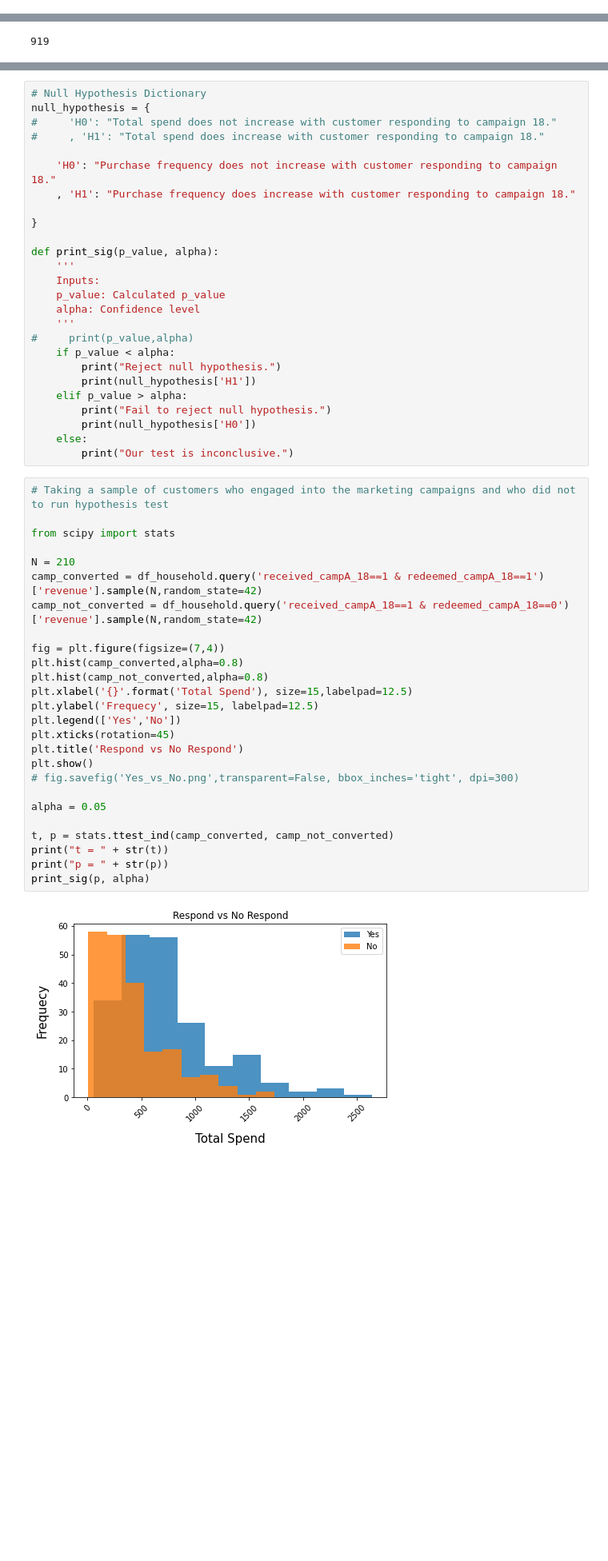
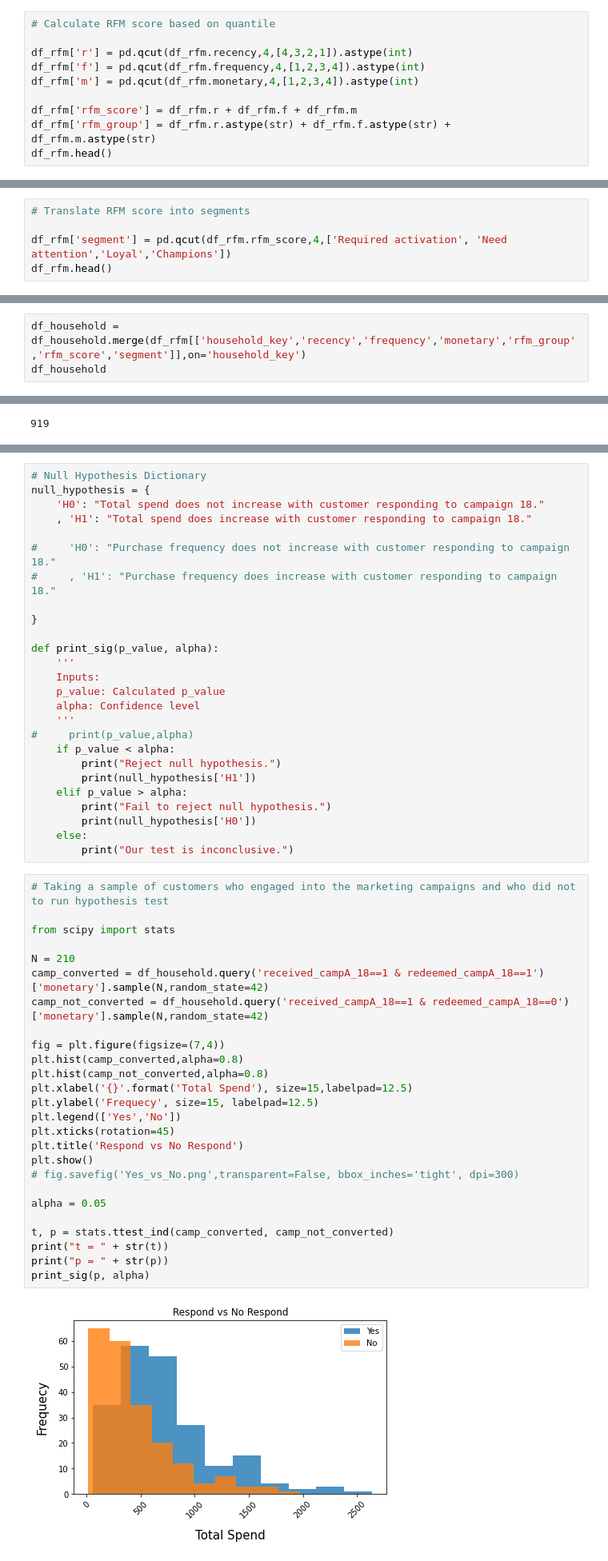
Before and after one commit to vanchautran/capstone, a Jupyter notebook: Retail_marketing_audience_Prediction/4_households_duringCamp18.ipynb, the cells around one changed output, grey strips where cells are left out. Shown at 80% size. Cells and saved outputs as stored; diff of their text form; blank space fills up the shorter version.

```diff
--- a/Retail_marketing_audience_Prediction/4_households_duringCamp18.ipynb
+++ b/Retail_marketing_audience_Prediction/4_households_duringCamp18.ipynb
@@ -242,0 +106,10 @@ df_household
+# %%
+# Calculate RFM score based on quantile
+
+df_rfm['r'] = pd.qcut(df_rfm.recency,4,[4,3,2,1]).astype(int)
+df_rfm['f'] = pd.qcut(df_rfm.frequency,4,[1,2,3,4]).astype(int)
+df_rfm['m'] = pd.qcut(df_rfm.monetary,4,[1,2,3,4]).astype(int)
+
+df_rfm['rfm_score'] = df_rfm.r + df_rfm.f + df_rfm.m
+df_rfm['rfm_group'] = df_rfm.r.astype(str) + df_rfm.f.astype(str) + df_rfm.m.astype(str)
+df_rfm.head()
@@ -242,0 +123,5 @@ df_household
+# %%
+# Translate RFM score into segments
+
+df_rfm['segment'] = pd.qcut(df_rfm.rfm_score,4,['Required activation', 'Need attention','Loyal','Champions'])
+df_rfm.head()
@@ -242,0 +153,3 @@ df_household
+# %%
+df_household = df_household.merge(df_rfm[['household_key','recency','frequency','monetary','rfm_group','rfm_score','segment']],on='household_key')
+df_household
@@ -376,11 +303,11 @@ df_household.to_csv('DATA_CLEAN/households_duringCamp18.csv',index='False')
 # %%
 # Null Hypothesis Dictionary
 null_hypothesis = {
-#     'H0': "Total spend does not increase with customer responding to campaign 18."
-#     , 'H1': "Total spend does increase with customer responding to campaign 18."
+    'H0': "Total spend does not increase with customer responding to campaign 18."
+    , 'H1': "Total spend does increase with customer responding to campaign 18."
 
-    'H0': "Purchase frequency does not increase with customer responding to campaign 18."
-    , 'H1': "Purchase frequency does increase with customer responding to campaign 18."
+#     'H0': "Purchase frequency does not increase with customer responding to campaign 18."
+#     , 'H1': "Purchase frequency does increase with customer responding to campaign 18."
 
 }
 
@@ -402,28 +329,28 @@ def print_sig(p_value, alpha):
 # %%
 # Taking a sample of customers who engaged into the marketing campaigns and who did not to run hypothesis test
 
 from scipy import stats
 
 N = 210
-camp_converted = df_household.query('received_campA_18==1 & redeemed_campA_18==1')['revenue'].sample(N,random_state=42)
-camp_not_converted = df_household.query('received_campA_18==1 & redeemed_campA_18==0')['revenue'].sample(N,random_state=42)
+camp_converted = df_household.query('received_campA_18==1 & redeemed_campA_18==1')['monetary'].sample(N,random_state=42)
+camp_not_converted = df_household.query('received_campA_18==1 & redeemed_campA_18==0')['monetary'].sample(N,random_state=42)
 
 fig = plt.figure(figsize=(7,4))
 plt.hist(camp_converted,alpha=0.8)
 plt.hist(camp_not_converted,alpha=0.8)
 plt.xlabel('{}'.format('Total Spend'), size=15,labelpad=12.5)
 plt.ylabel('Frequecy', size=15, labelpad=12.5)
 plt.legend(['Yes','No'])
 plt.xticks(rotation=45)
 plt.title('Respond vs No Respond')
 plt.show()
 # fig.savefig('Yes_vs_No.png',transparent=False, bbox_inches='tight', dpi=300)
 
 alpha = 0.05
 
 t, p = stats.ttest_ind(camp_converted, camp_not_converted)
 print("t = " + str(t))
 print("p = " + str(p))
 print_sig(p, alpha)
 # %% [output]
-[figure, old version]
+[figure, new version]
```
Also changed, not shown: parts of 51 cells of this notebook, 15 other files.
